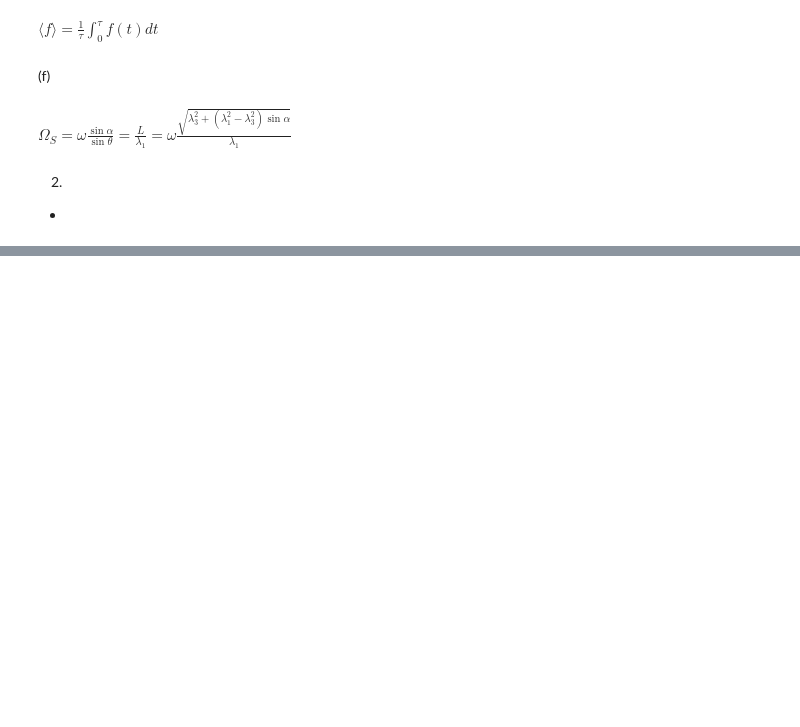
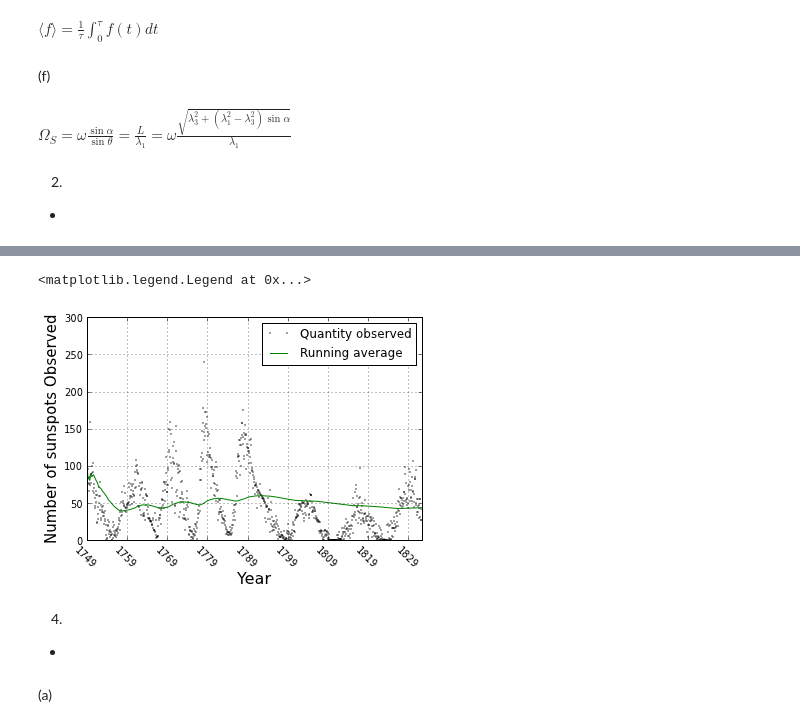
Before and after one commit to jdfreder/MCG, a Jupyter notebook: Week3/GraphicsEx2.ipynb, the cells around one changed output, grey strips where cells are left out. Saved outputs shown, nothing was run; the diff lists cells and outputs as text; code cells hidden in the pictures; blank space fills up the shorter version.

```diff
--- a/Week3/GraphicsEx2.ipynb
+++ b/Week3/GraphicsEx2.ipynb
@@ -59,0 +95,23 @@ legend()
+# %%
+y_avg=[]
+y_tot=0
+for i in x:
+    y_tot+=y[i]
+    y_avg.append(y_tot/int(i))
+# %%
+plot(x,y,ls='',marker='.',ms=1.5,mfc="black",mec="black",label="Quantity observed")
+plot(x,y_avg,label="Running average")
+xlabel("Year",fontsize=16)
+ylabel("Number of sunspots Observed",fontsize=15)
+xticks(arange(0,3142,120),1749+arange(0,262,10),rotation=-45)
+grid(True)
+xlim(0,1000)
+legend()
+# %% [output]
+<matplotlib.legend.Legend at 0x...>
+[figure, added]
+# %% [markdown]
+4.
+-
+# %% [markdown]
+(a)
```
Also changed, not shown: parts of 12 cells of this notebook, 1 other file.
